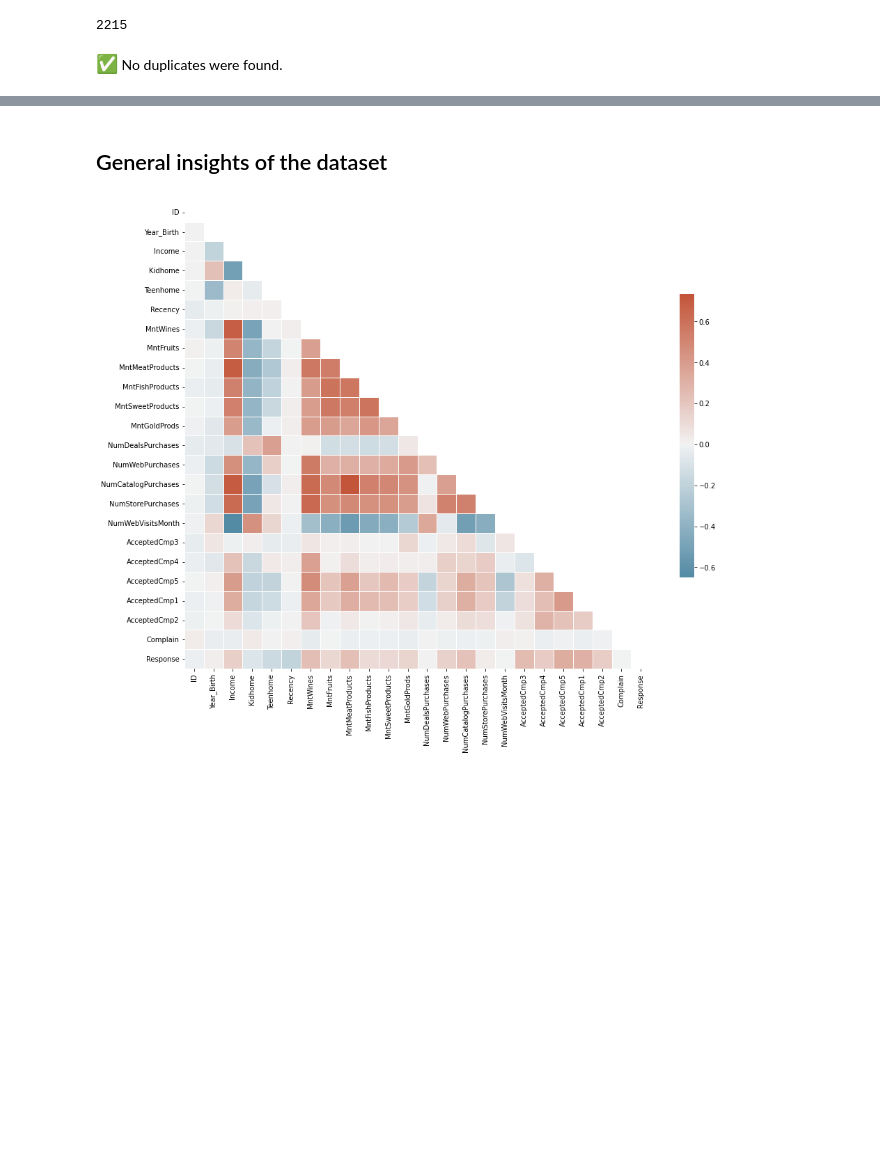
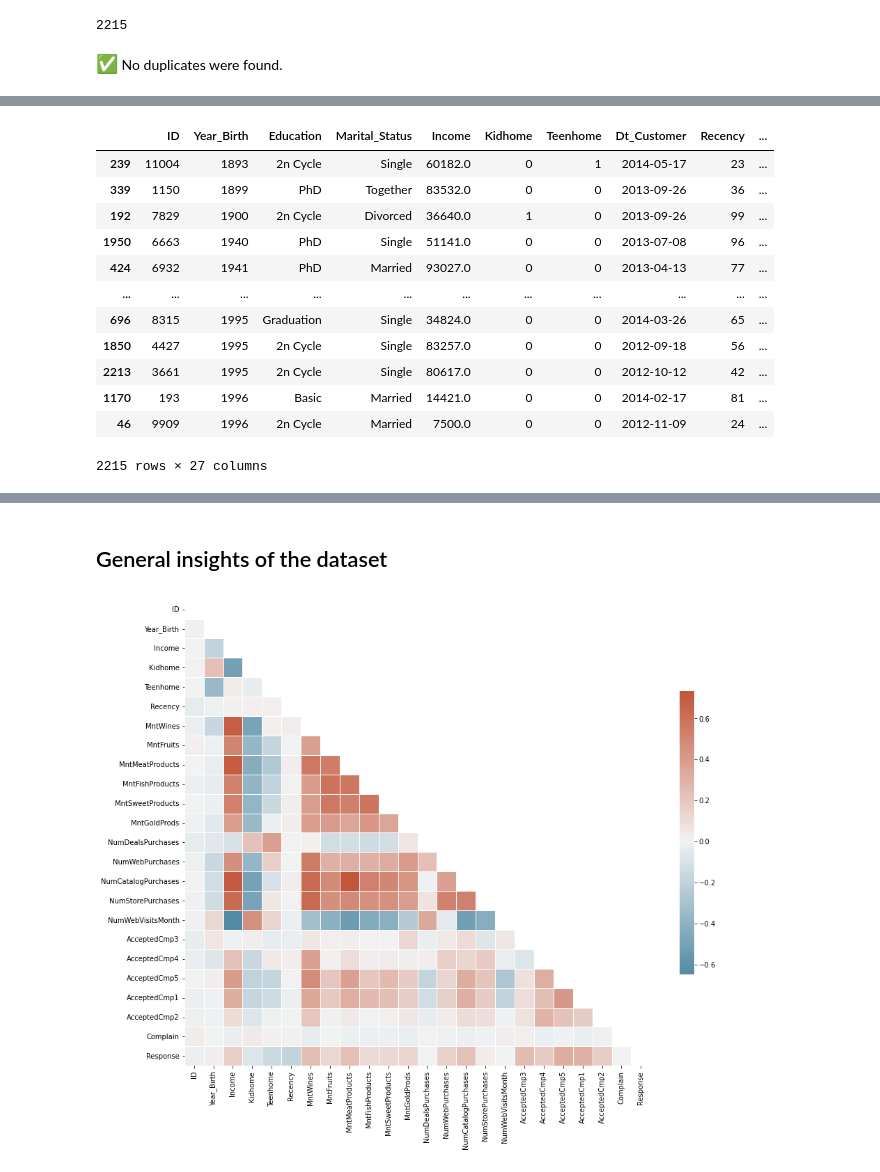
Before and after one commit to drsouzap/personal_challenges, a Jupyter notebook: Marketing_Analytics_Kaggle.ipynb, the cells around one changed output, grey strips where cells are left out. Saved outputs shown, nothing was run; the diff lists cells and outputs as text; code cells hidden in the pictures; blank space fills up the shorter version.

```diff
--- a/Marketing_Analytics_Kaggle.ipynb
+++ b/Marketing_Analytics_Kaggle.ipynb
@@ -140,0 +177,17 @@ len(data)
+# %%
+# Check date on Year_birth
+data.sort_values(by="Year_Birth")
+# %% [output]
+|  | ID | Year_Birth | Education | Marital_Status | Income | Kidhome | Teenhome | Dt_Customer | Recency | ... |
+| 239 | 11004 | 1893 | 2n Cycle | Single | 60182.0 | 0 | 1 | 2014-05-17 | 23 | ... |
+| 339 | 1150 | 1899 | PhD | Together | 83532.0 | 0 | 0 | 2013-09-26 | 36 | ... |
+| 192 | 7829 | 1900 | 2n Cycle | Divorced | 36640.0 | 1 | 0 | 2013-09-26 | 99 | ... |
+| 1950 | 6663 | 1940 | PhD | Single | 51141.0 | 0 | 0 | 2013-07-08 | 96 | ... |
+| 424 | 6932 | 1941 | PhD | Married | 93027.0 | 0 | 0 | 2013-04-13 | 77 | ... |
+| ... | ... | ... | ... | ... | ... | ... | ... | ... | ... | ... |
+| 696 | 8315 | 1995 | Graduation | Single | 34824.0 | 0 | 0 | 2014-03-26 | 65 | ... |
+| 1850 | 4427 | 1995 | 2n Cycle | Single | 83257.0 | 0 | 0 | 2012-09-18 | 56 | ... |
+| 2213 | 3661 | 1995 | 2n Cycle | Single | 80617.0 | 0 | 0 | 2012-10-12 | 42 | ... |
+| 1170 | 193 | 1996 | Basic | Married | 14421.0 | 0 | 0 | 2014-02-17 | 81 | ... |
+| 46 | 9909 | 1996 | 2n Cycle | Married | 7500.0 | 0 | 0 | 2012-11-09 | 24 | ... |
+2215 rows × 27 columns
```
Also changed, not shown: parts of 7 cells of this notebook.
